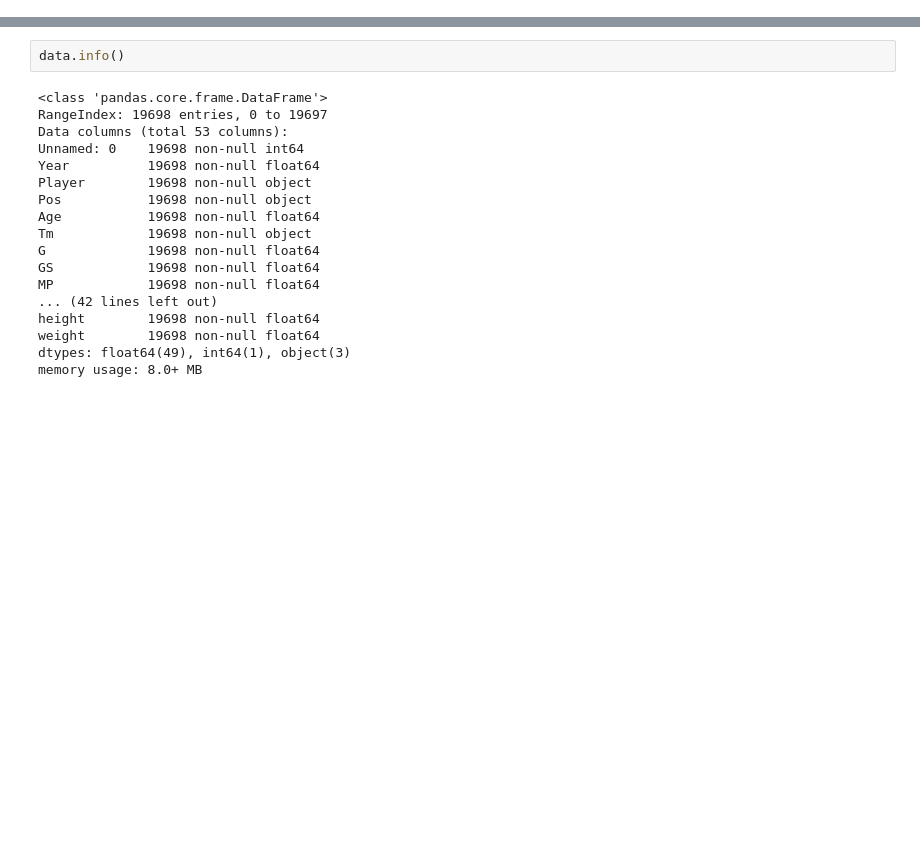
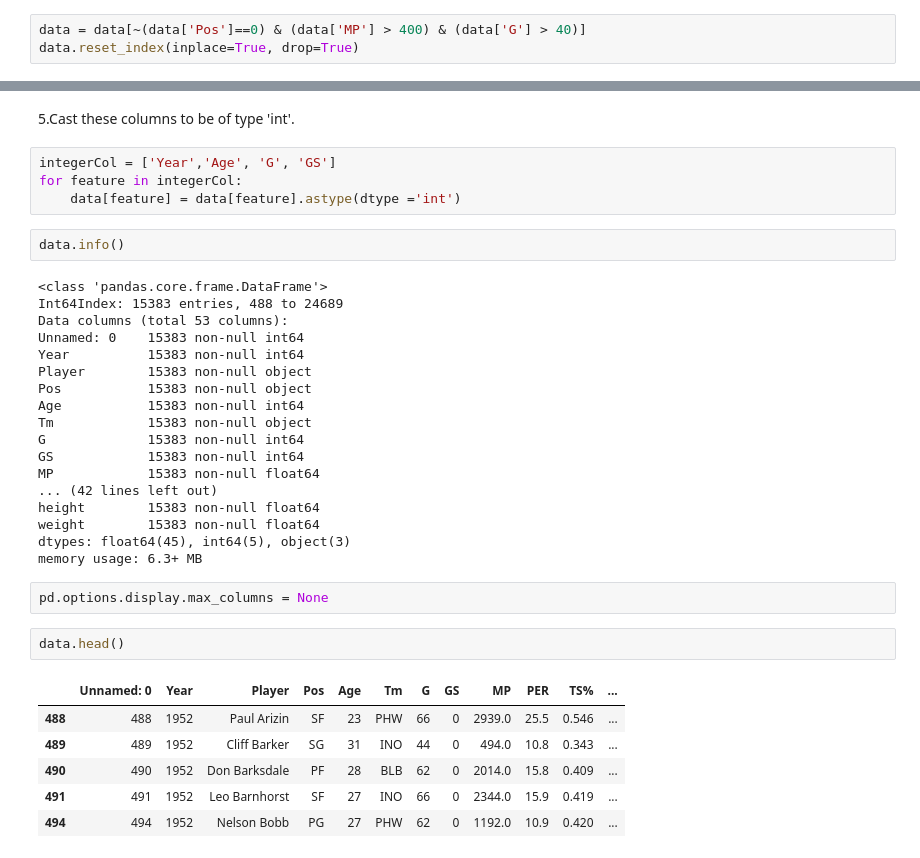
Before and after one commit to yidingweng/SpringBoard, a Jupyter notebook: Capstone 1/Capstone 1_DataWrangling.ipynb, the cells around one changed output, grey strips where cells are left out. Saved outputs shown, nothing was run; the diff lists cells and outputs as text; blank space fills up the shorter version.

Commit message:
DataWrangs

```diff
--- a/Capstone 1/Capstone 1_DataWrangling.ipynb
+++ b/Capstone 1/Capstone 1_DataWrangling.ipynb
@@ -563,0 +52,3 @@ data
+# %%
+data = data[~(data['Pos']==0) & (data['MP'] > 400) & (data['G'] > 40)]
+data.reset_index(inplace=True, drop=True)
@@ -564,20 +77,37 @@ data
+# %% [markdown]
+5.Cast these columns to be of type 'int'.
+# %%
+integerCol = ['Year','Age', 'G', 'GS']
+for feature in integerCol:
+    data[feature] = data[feature].astype(dtype ='int')
 # %%
 data.info()
 # %% [output]
 <class 'pandas.core.frame.DataFrame'>
-RangeIndex: 19698 entries, 0 to 19697
+Int64Index: 15383 entries, 488 to 24689
 Data columns (total 53 columns):
-Unnamed: 0    19698 non-null int64
-Year          19698 non-null float64
-Player        19698 non-null object
-Pos           19698 non-null object
-Age           19698 non-null float64
-Tm            19698 non-null object
-G             19698 non-null float64
-GS            19698 non-null float64
-MP            19698 non-null float64
+Unnamed: 0    15383 non-null int64
+Year          15383 non-null int64
+Player        15383 non-null object
+Pos           15383 non-null object
+Age           15383 non-null int64
+Tm            15383 non-null object
+G             15383 non-null int64
+GS            15383 non-null int64
+MP            15383 non-null float64
 ... (42 lines left out)
-height        19698 non-null float64
-weight        19698 non-null float64
-dtypes: float64(49), int64(1), object(3)
-memory usage: 8.0+ MB
+height        15383 non-null float64
+weight        15383 non-null float64
+dtypes: float64(45), int64(5), object(3)
+memory usage: 6.3+ MB
+# %%
+pd.options.display.max_columns = None
+# %%
+data.head()
+# %% [output]
+|  | Unnamed: 0 | Year | Player | Pos | Age | Tm | G | GS | MP | PER | TS% | ... |
+| 488 | 488 | 1952 | Paul Arizin | SF | 23 | PHW | 66 | 0 | 2939.0 | 25.5 | 0.546 | ... |
+| 489 | 489 | 1952 | Cliff Barker | SG | 31 | INO | 44 | 0 | 494.0 | 10.8 | 0.343 | ... |
+| 490 | 490 | 1952 | Don Barksdale | PF | 28 | BLB | 62 | 0 | 2014.0 | 15.8 | 0.409 | ... |
+| 491 | 491 | 1952 | Leo Barnhorst | SF | 27 | INO | 66 | 0 | 2344.0 | 15.9 | 0.419 | ... |
+| 494 | 494 | 1952 | Nelson Bobb | PG | 27 | PHW | 62 | 0 | 1192.0 | 10.9 | 0.420 | ... |
```
Also changed, not shown: parts of 91 cells of this notebook, 1 other file.
